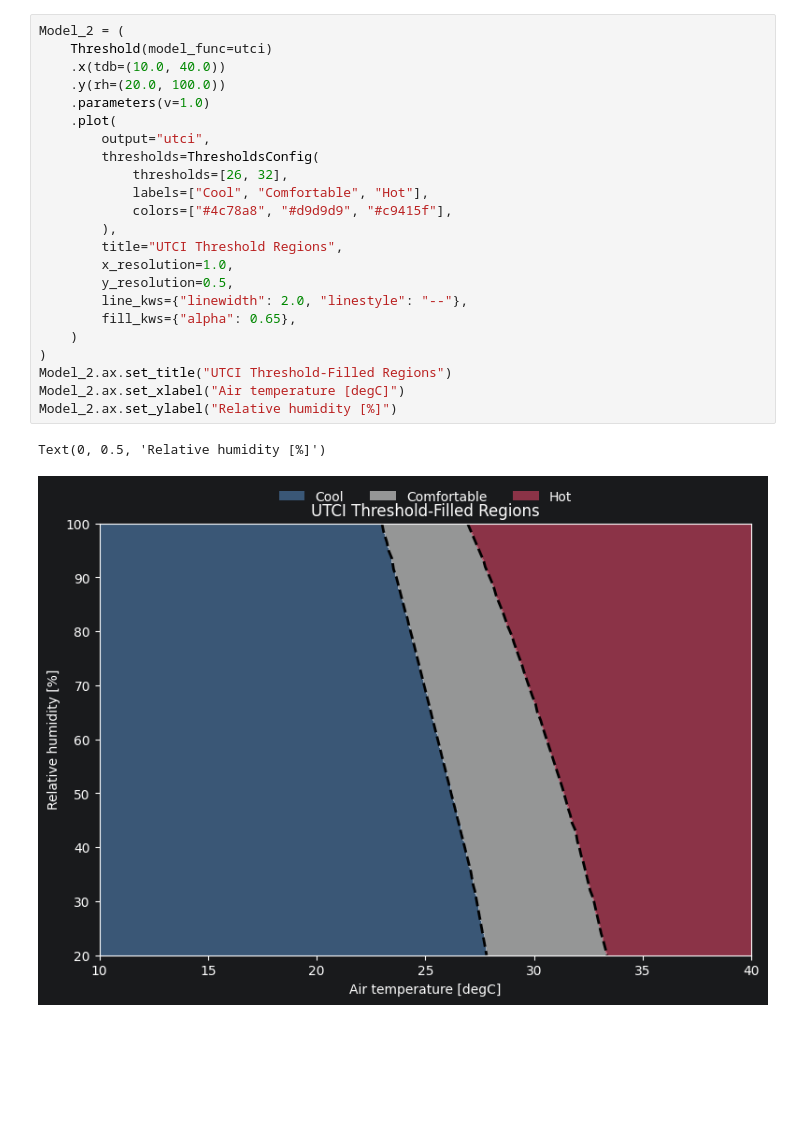
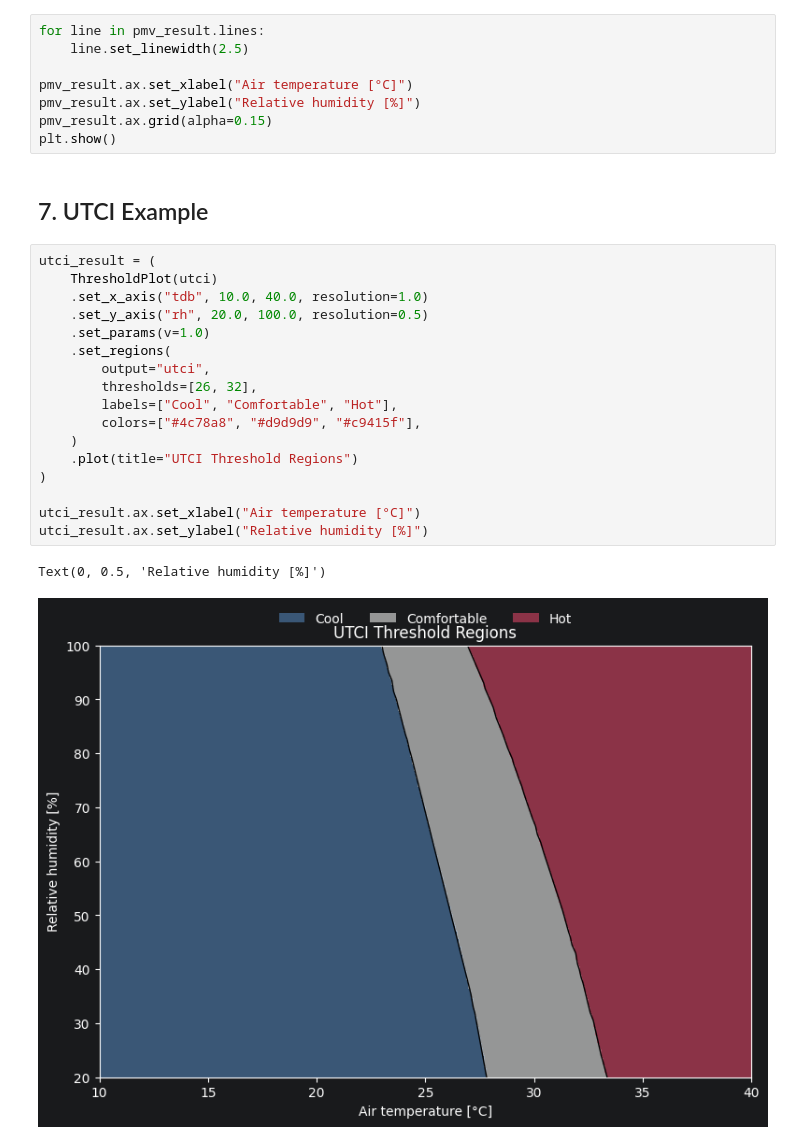
Before and after one commit to HuiHuangWYU/pythermalcomfort, a Jupyter notebook: docs/documentation/plots/matplotlib/threshold_plot.ipynb, the cells around one changed output. Saved outputs shown, nothing was run; the diff lists cells and outputs as text; blank space fills up the shorter version.

```diff
--- a/docs/documentation/plots/matplotlib/threshold_plot.ipynb
+++ b/docs/documentation/plots/matplotlib/threshold_plot.ipynb
@@ -93,26 +108,30 @@ The same `Threshold` workflow also works with UTCI. In this example, the x-axis
+# %%
+for line in pmv_result.lines:
+    line.set_linewidth(2.5)
+
+pmv_result.ax.set_xlabel("Air temperature [°C]")
+pmv_result.ax.set_ylabel("Relative humidity [%]")
+pmv_result.ax.grid(alpha=0.15)
+plt.show()
+# %% [markdown]
+## 7. UTCI Example
 # %%
-Model_2 = (
-    Threshold(model_func=utci)
-    .x(tdb=(10.0, 40.0))
-    .y(rh=(20.0, 100.0))
-    .parameters(v=1.0)
-    .plot(
+utci_result = (
+    ThresholdPlot(utci)
+    .set_x_axis("tdb", 10.0, 40.0, resolution=1.0)
+    .set_y_axis("rh", 20.0, 100.0, resolution=0.5)
+    .set_params(v=1.0)
+    .set_regions(
         output="utci",
-        thresholds=ThresholdsConfig(
-            thresholds=[26, 32],
-            labels=["Cool", "Comfortable", "Hot"],
-            colors=["#4c78a8", "#d9d9d9", "#c9415f"],
-        ),
-        title="UTCI Threshold Regions",
-        x_resolution=1.0,
-        y_resolution=0.5,
-        line_kws={"linewidth": 2.0, "linestyle": "--"},
-        fill_kws={"alpha": 0.65},
+        thresholds=[26, 32],
+        labels=["Cool", "Comfortable", "Hot"],
+        colors=["#4c78a8", "#d9d9d9", "#c9415f"],
     )
+    .plot(title="UTCI Threshold Regions")
 )
-Model_2.ax.set_title("UTCI Threshold-Filled Regions")
-Model_2.ax.set_xlabel("Air temperature [degC]")
-Model_2.ax.set_ylabel("Relative humidity [%]")
+
+utci_result.ax.set_xlabel("Air temperature [°C]")
+utci_result.ax.set_ylabel("Relative humidity [%]")
 # %% [output]
 Text(0, 0.5, 'Relative humidity [%]')
-[figure, old version]
+[figure, new version]
```
Also changed, not shown: parts of 20 cells of this notebook, 8 other files.
